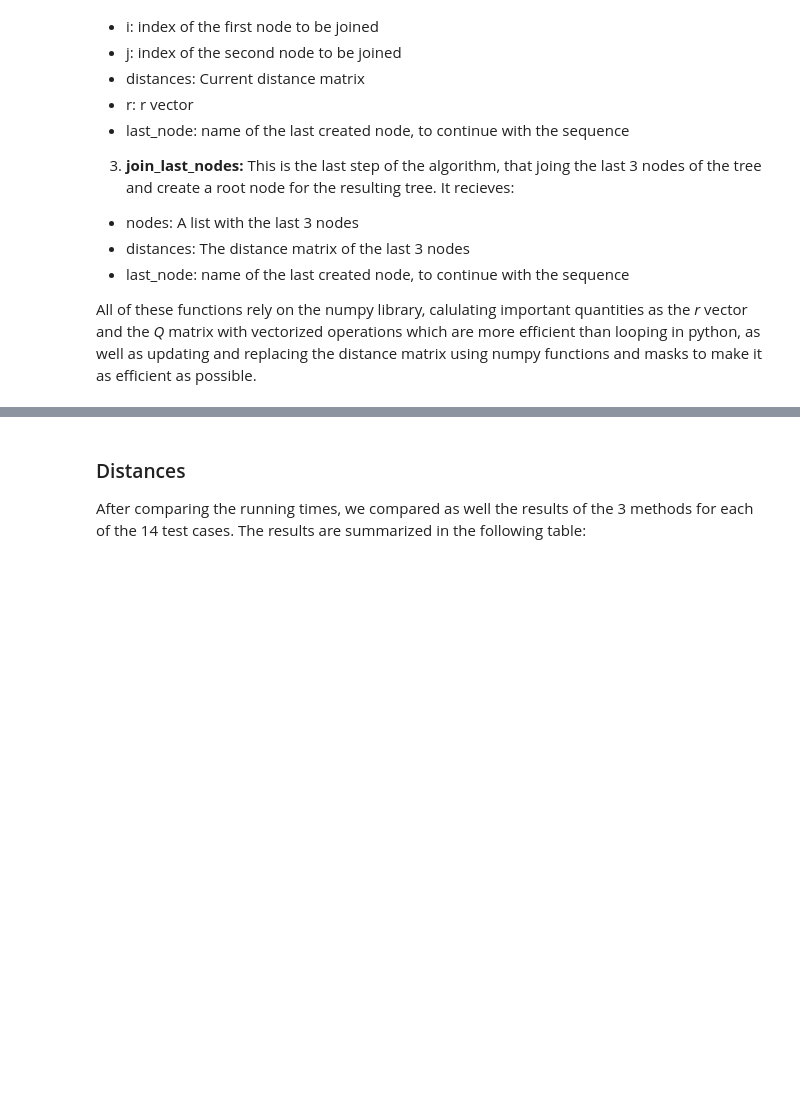
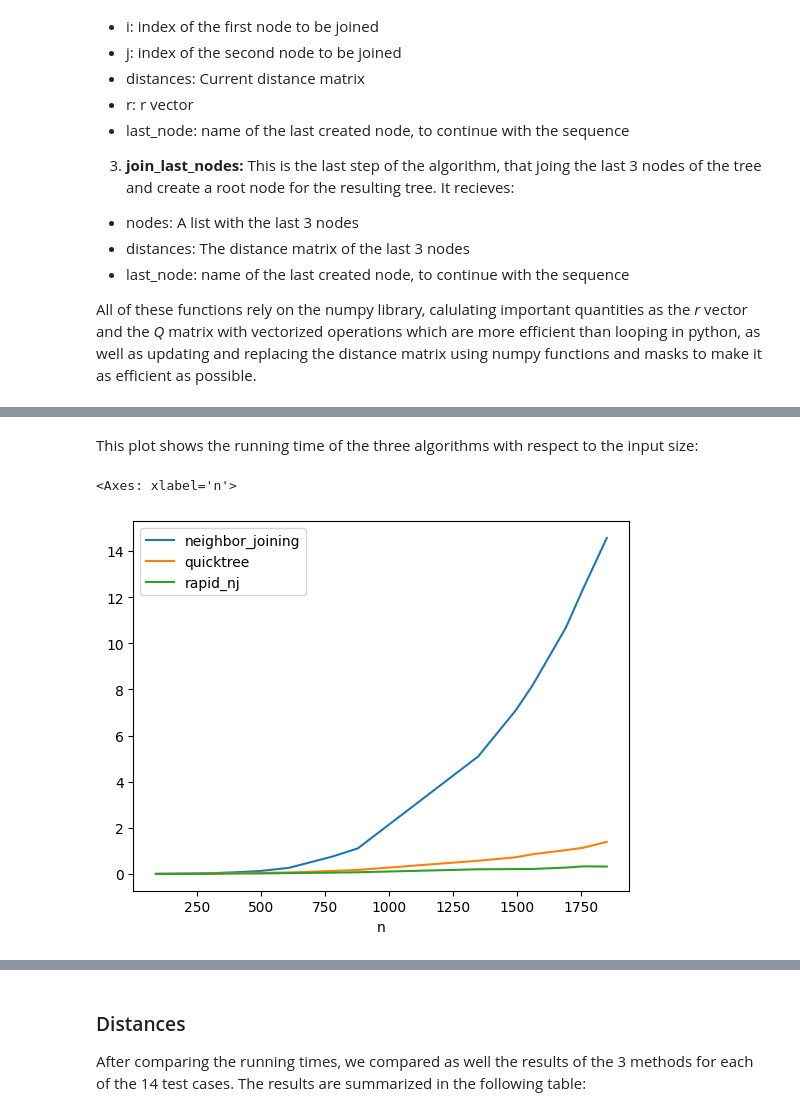
Before and after one commit to IIT25/algorithms_in_bioinformatics_project1, a Jupyter notebook: report.ipynb, the cells around one changed output, grey strips where cells are left out. Drawn from its saved outputs; the diff is of its cells as text; code cells hidden in the pictures; blank space fills up the shorter version.

Commit message:
Added times into the report

```diff
--- a/report.ipynb
+++ b/report.ipynb
@@ -110,0 +81,7 @@ Running time of your program.
+# %%
+import pandas as pd
+times = pd.read_csv("time_experiments_results.csv", index_col = 0)
+times = times.sort_values("n")
+times['quicktree_vs_nj'] = times['quicktree'] / times['neighbor_joining']
+times['rapidnj_vs_nj'] = times['rapid_nj'] / times['neighbor_joining']
+times
@@ -110,0 +104,7 @@ Running time of your program.
+# %% [markdown]
+This plot shows the running time of the three algorithms with respect to the input size:
+# %%
+times.plot(x = 'n', y = ['neighbor_joining', 'quicktree', 'rapid_nj'])
+# %% [output]
+<Axes: xlabel='n'>
+[figure, added]
```
Also changed, not shown: parts of 5 cells of this notebook.
